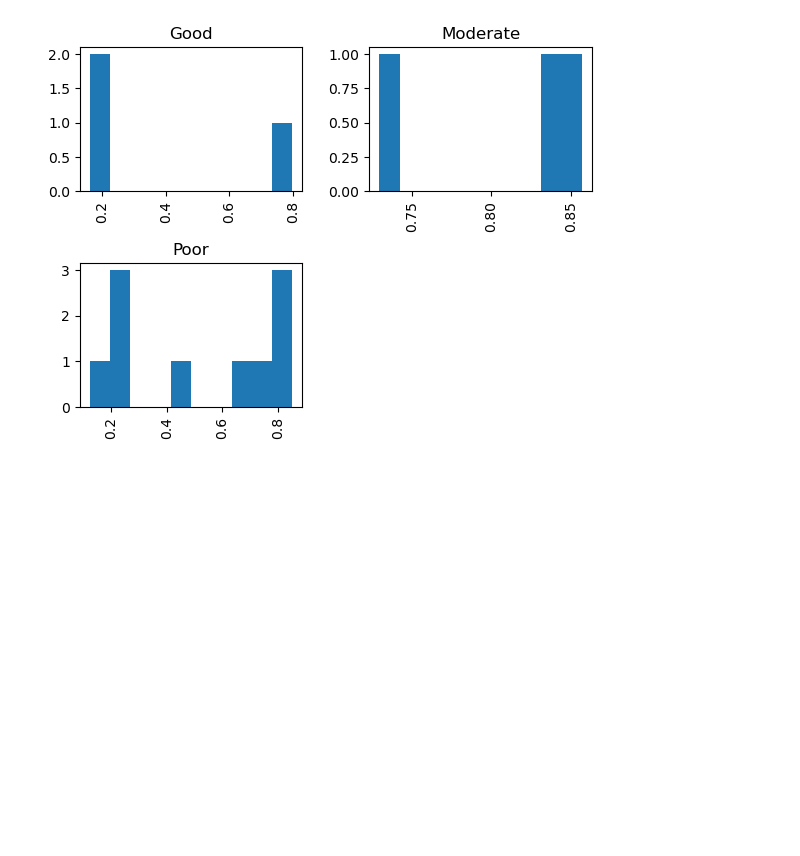
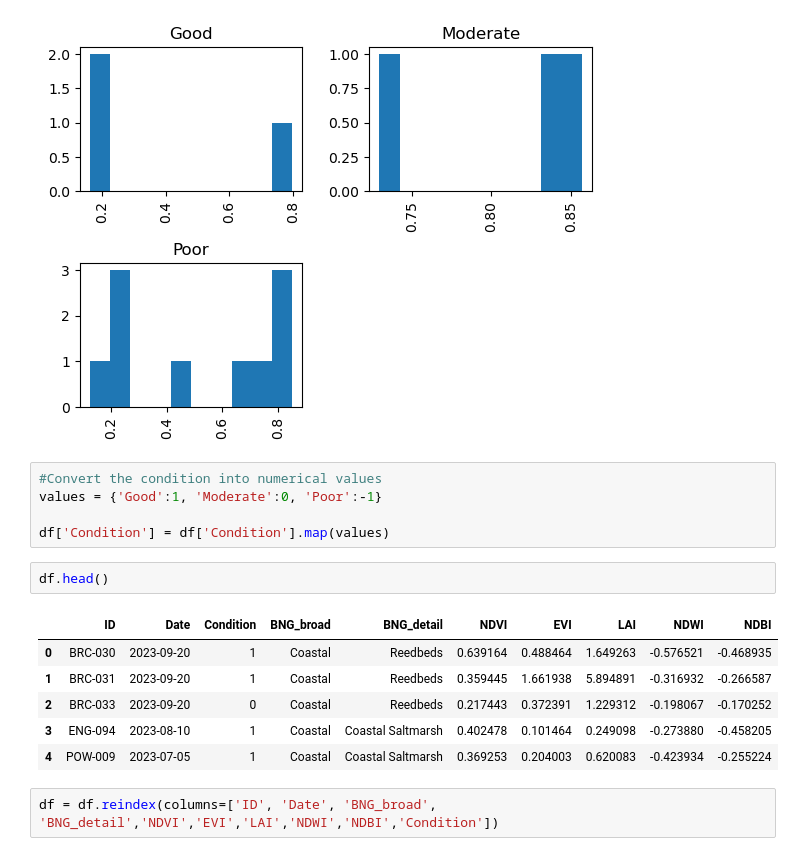
Before and after one commit to SaraGMapImpact/Thresholds_for_indexes, a Jupyter notebook: Defining thresholds for Indexes and habitats-1.ipynb, the cells around one changed output. Cells and saved outputs as stored; diff of their text form; blank space fills up the shorter version.

```diff
--- a/Defining thresholds for Indexes and habitats-1.ipynb
+++ b/Defining thresholds for Indexes and habitats-1.ipynb
@@ -128,3 +128,19 @@ array([[<Axes: title={'center': 'Good'}>,
         <Axes: title={'center': 'Moderate'}>],
        [<Axes: title={'center': 'Poor'}>, <Axes: >]], dtype=object)
 [figure]
+# %%
+#Convert the condition into numerical values
+values = {'Good':1, 'Moderate':0, 'Poor':-1}
+
+df['Condition'] = df['Condition'].map(values)
+# %%
+df.head()
+# %% [output]
+|  | ID | Date | Condition | BNG_broad | BNG_detail | NDVI | EVI | LAI | NDWI | NDBI |
+| 0 | BRC-030 | 2023-09-20 | 1 | Coastal | Reedbeds | 0.639164 | 0.488464 | 1.649263 | -0.576521 | -0.468935 |
+| 1 | BRC-031 | 2023-09-20 | 1 | Coastal | Reedbeds | 0.359445 | 1.661938 | 5.894891 | -0.316932 | -0.266587 |
+| 2 | BRC-033 | 2023-09-20 | 0 | Coastal | Reedbeds | 0.217443 | 0.372391 | 1.229312 | -0.198067 | -0.170252 |
+| 3 | ENG-094 | 2023-08-10 | 1 | Coastal | Coastal Saltmarsh | 0.402478 | 0.101464 | 0.249098 | -0.273880 | -0.458205 |
+| 4 | POW-009 | 2023-07-05 | 1 | Coastal | Coastal Saltmarsh | 0.369253 | 0.204003 | 0.620083 | -0.423934 | -0.255224 |
+# %%
+df = df.reindex(columns=['ID', 'Date', 'BNG_broad', 'BNG_detail','NDVI','EVI','LAI','NDWI','NDBI','Condition'])
```
Also changed, not shown: parts of 7 cells of this notebook.
